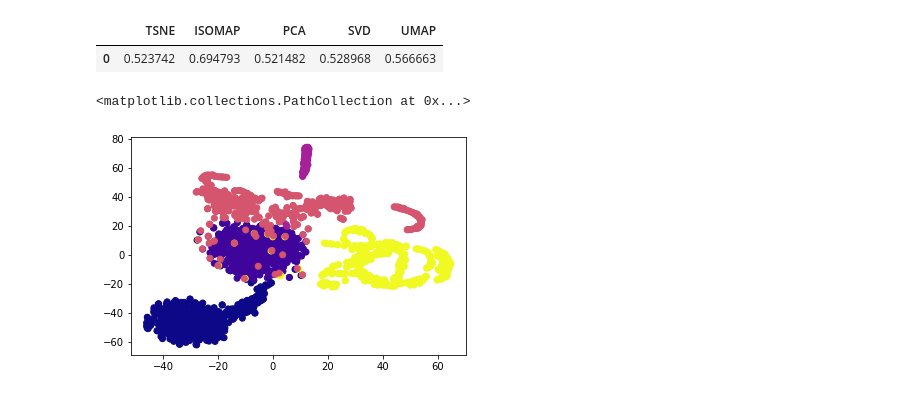
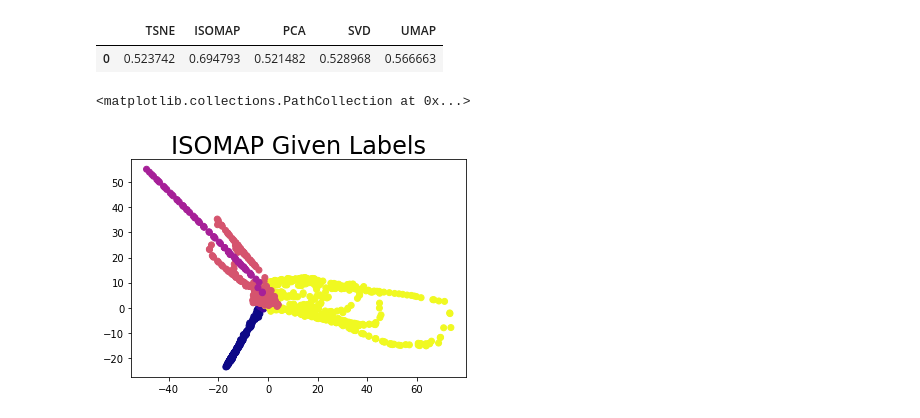
Before and after one commit to hporta1/CHE4230-Semester-Project, a Jupyter notebook: Part 2/Custering_KMEANS.ipynb, the cells around one changed output. Saved outputs shown, nothing was run; the diff lists cells and outputs as text; code cells hidden in the pictures.

```diff
--- a/Part 2/Custering_KMEANS.ipynb
+++ b/Part 2/Custering_KMEANS.ipynb
@@ -138,13 +140,14 @@ table
 # %%
 mylabels = pd.read_excel(r"./../Data/RawData_Label.xlsx")
 mylabelsarray = np.array(mylabels)
 mylabelsarray = mylabelsarray[:, -1]
 
 #plt.scatter(myUMAP.embedding_[:, 0], myUMAP.embedding_[:, 1], c = mylabelsarray, cmap = "plasma")
-plt.scatter(tsne_result[:, 0], tsne_result[:, 1], c = mylabelsarray, cmap = "plasma")
-#plt.scatter(isomap_result[:, 0], isomap_result[:, 1], c = mylabelsarray, cmap = "plasma")
+#plt.scatter(tsne_result[:, 0], tsne_result[:, 1], c = mylabelsarray, cmap = "plasma")
+plt.title("ISOMAP Given Labels",fontsize=24)
+plt.scatter(isomap_result[:, 0], isomap_result[:, 1], c = mylabelsarray, cmap = "plasma")
 #plt.scatter(pca_result[:, 0], pca_result[:, 1], c = mylabelsarray, cmap = "plasma")
 #plt.scatter(SVD_results[:, 0], SVD_results[:, 1], c = mylabelsarray, cmap = "plasma")
 # %% [output]
 <matplotlib.collections.PathCollection at 0x...>
-[figure, old version]
+[figure, new version]
```
Also changed, not shown: parts of 2 cells of this notebook, 1 other file.
